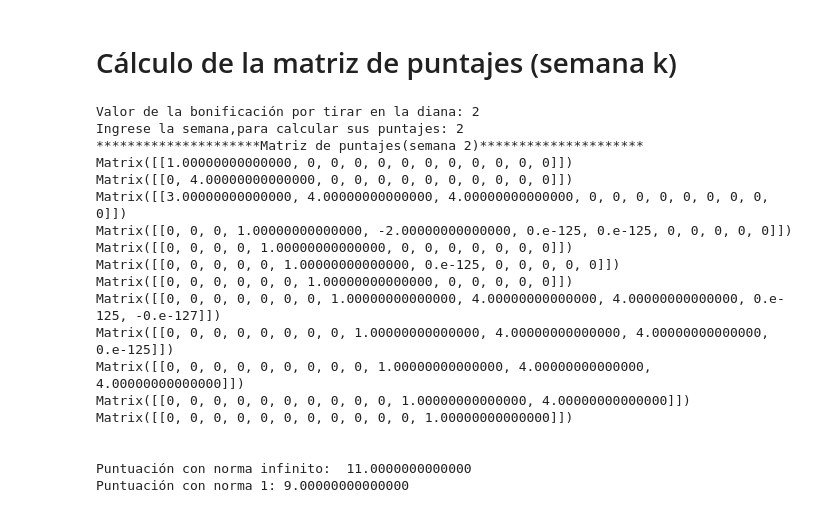
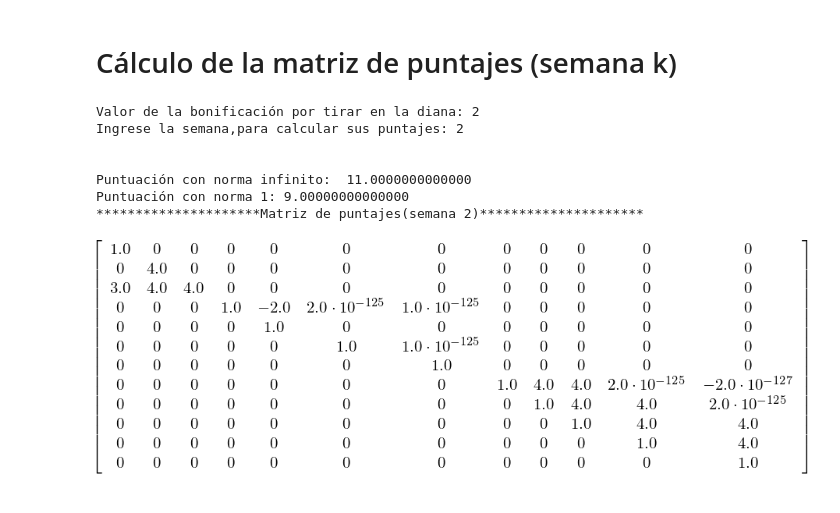
Before and after one commit to MillerSilva/Tiro-en-Diana, a Jupyter notebook: Presentacion.ipynb, the cells around one changed output. Cells and saved outputs as stored; diff of their text form; code cells hidden in the pictures.

```diff
--- a/Presentacion.ipynb
+++ b/Presentacion.ipynb
@@ -93,45 +93,36 @@ def print_matrix(A):
     nrow = np.shape(A)[0]
     for k in range(nrow):
         print("{}".format(A[k,:]))
 
 
 
 
 s0 = float(input("Valor de la bonificación por tirar en la diana: "))
 k0 = int(input("Ingrese la semana,para calcular sus puntajes: "))
 
 while s0 < 0 or s0 == 1 or k0 < 0:
     print("Por favor ingrese valores correctos: ")
     s0 = float(input("Valor de la bonificación por tirar en la diana: "))
     k0 = int(input("Ingrese la semana,para calcular sus puntajes: "))
 
 
 Ak = puntaje_k(A, s0, k0)
 
 punt_inf = sl.norm(Ak, np.inf)
 punt_1 = sl.norm(Ak, 1)
 
 init_printing()
+
+
+print("\n\nPuntuación con norma infinito:\t{}\nPuntuación con norma 1:\t{}".format(punt_inf, punt_1))
 print("*********************Matriz de puntajes(semana {})*********************".format(k0))
-print_matrix(Ak)
-print("\n\nPuntuación con norma infinito:\t{}\nPuntuación con norma 1:\t{}".format(punt_inf, punt_1))
+Ak
 # %% [output]
 Valor de la bonificación por tirar en la diana: 2
 Ingrese la semana,para calcular sus puntajes: 2
-*********************Matriz de puntajes(semana 2)*********************
-Matrix([[1.00000000000000, 0, 0, 0, 0, 0, 0, 0, 0, 0, 0, 0]])
-Matrix([[0, 4.00000000000000, 0, 0, 0, 0, 0, 0, 0, 0, 0, 0]])
-Matrix([[3.00000000000000, 4.00000000000000, 4.00000000000000, 0, 0, 0, 0, 0, 0, 0, 0, 0]])
-Matrix([[0, 0, 0, 1.00000000000000, -2.00000000000000, 0.e-125, 0.e-125, 0, 0, 0, 0, 0]])
-Matrix([[0, 0, 0, 0, 1.00000000000000, 0, 0, 0, 0, 0, 0, 0]])
-Matrix([[0, 0, 0, 0, 0, 1.00000000000000, 0.e-125, 0, 0, 0, 0, 0]])
-Matrix([[0, 0, 0, 0, 0, 0, 1.00000000000000, 0, 0, 0, 0, 0]])
-Matrix([[0, 0, 0, 0, 0, 0, 0, 1.00000000000000, 4.00000000000000, 4.00000000000000, 0.e-125, -0.e-127]])
-Matrix([[0, 0, 0, 0, 0, 0, 0, 0, 1.00000000000000, 4.00000000000000, 4.00000000000000, 0.e-125]])
-Matrix([[0, 0, 0, 0, 0, 0, 0, 0, 0, 1.00000000000000, 4.00000000000000, 4.00000000000000]])
-Matrix([[0, 0, 0, 0, 0, 0, 0, 0, 0, 0, 1.00000000000000, 4.00000000000000]])
-Matrix([[0, 0, 0, 0, 0, 0, 0, 0, 0, 0, 0, 1.00000000000000]])
 
 
 Puntuación con norma infinito:  11.0000000000000
 Puntuación con norma 1: 9.00000000000000
+*********************Matriz de puntajes(semana 2)*********************
+[figure, added]
```
